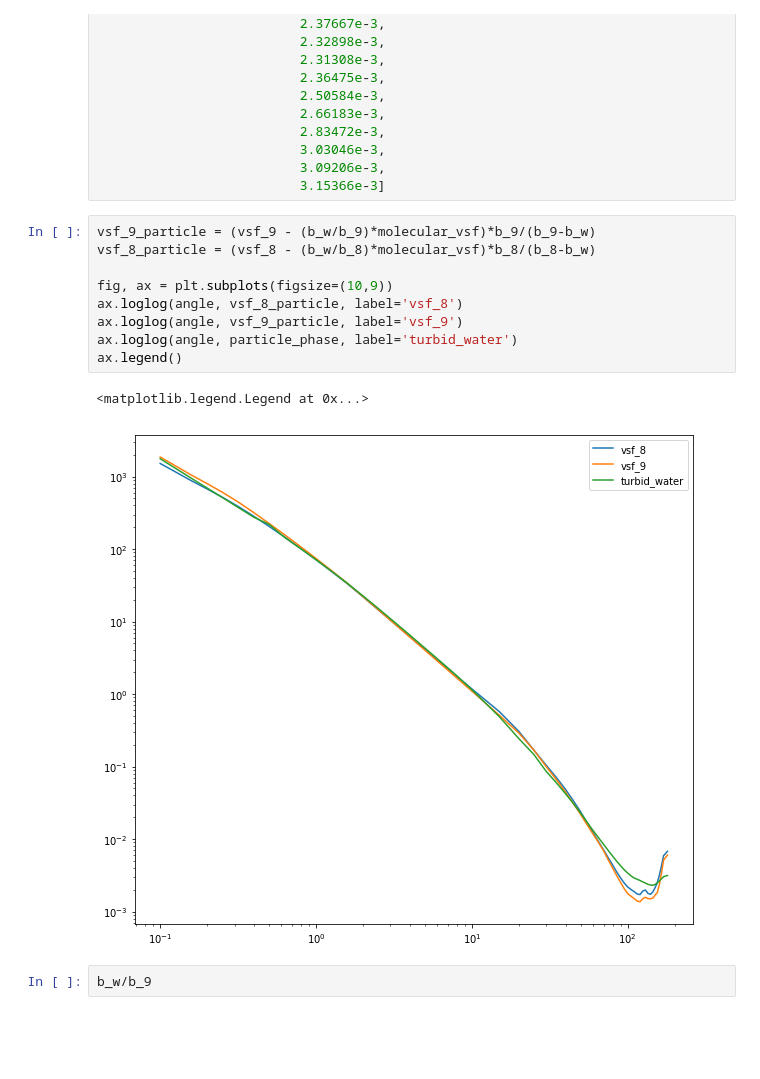
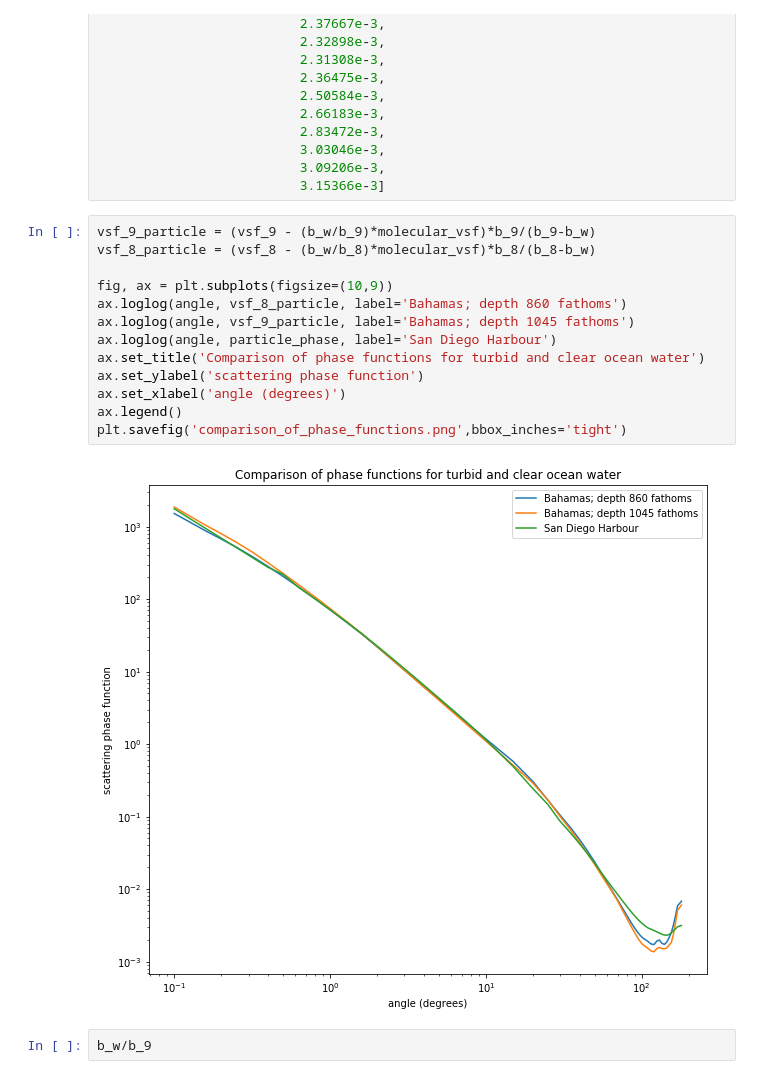
Before and after one commit to matt457/STRAW_analysis, a Jupyter notebook: Test Code.ipynb, the cells around one changed output. Drawn from its saved outputs; the diff is of its cells as text; blank space fills up the shorter version.

```diff
--- a/Test Code.ipynb
+++ b/Test Code.ipynb
@@ -539,15 +539,18 @@ particle_phase = [1.76661e3,
 # %%
 vsf_9_particle = (vsf_9 - (b_w/b_9)*molecular_vsf)*b_9/(b_9-b_w)
 vsf_8_particle = (vsf_8 - (b_w/b_8)*molecular_vsf)*b_8/(b_8-b_w)
 
 fig, ax = plt.subplots(figsize=(10,9))
-ax.loglog(angle, vsf_8_particle, label='vsf_8')
-ax.loglog(angle, vsf_9_particle, label='vsf_9')
-ax.loglog(angle, particle_phase, label='turbid_water')
+ax.loglog(angle, vsf_8_particle, label='Bahamas; depth 860 fathoms')
+ax.loglog(angle, vsf_9_particle, label='Bahamas; depth 1045 fathoms')
+ax.loglog(angle, particle_phase, label='San Diego Harbour')
+ax.set_title('Comparison of phase functions for turbid and clear ocean water')
+ax.set_ylabel('scattering phase function')
+ax.set_xlabel('angle (degrees)')
 ax.legend()
+plt.savefig('comparison_of_phase_functions.png',bbox_inches='tight')
 # %% [output]
-<matplotlib.legend.Legend at 0x...>
-[figure, old version]
+[figure, new version]
 # %%
 b_w/b_9
 # %% [output]
```
